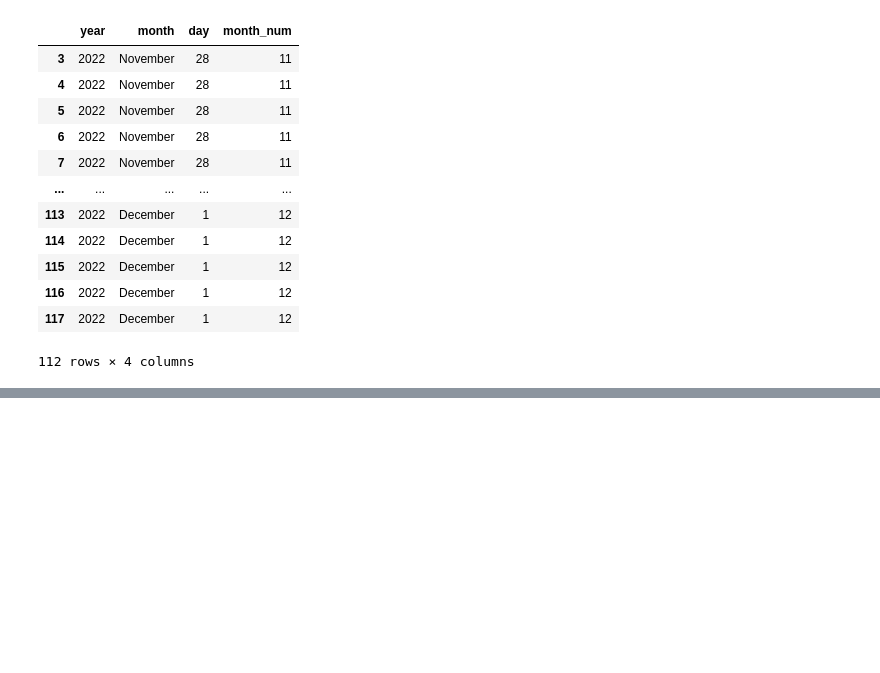
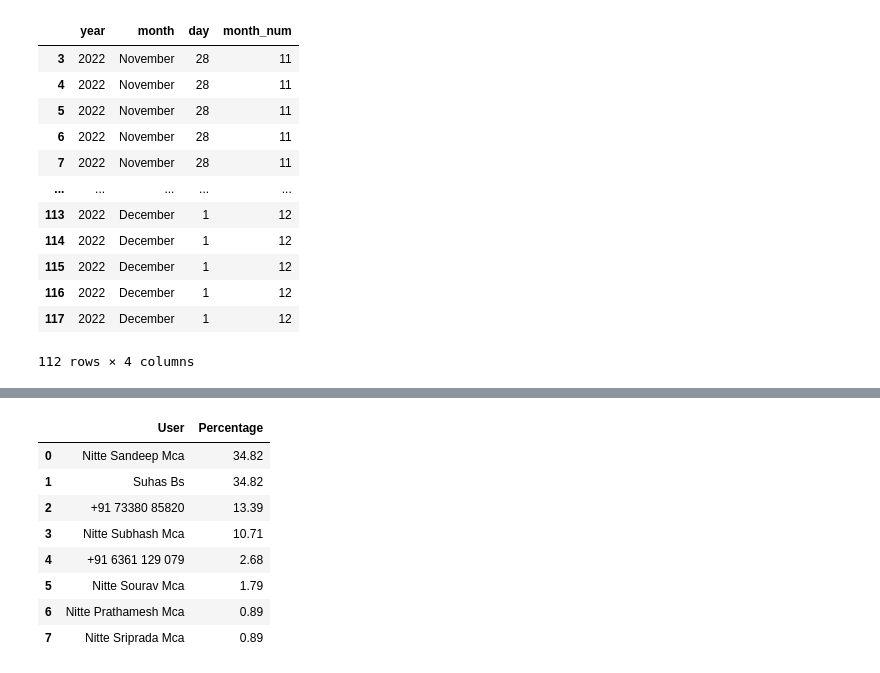
Before and after one commit to souravsuvarna/WhatsApp-Chat-Analyzer-API, a Jupyter notebook: project2.ipynb, the cells around one changed output, grey strips where cells are left out. Cells and saved outputs as stored; diff of their text form; code cells hidden in the pictures; blank space fills up the shorter version.

Commit message:
Percentages chat per user developed

```diff
--- a/project2.ipynb
+++ b/project2.ipynb
@@ -761,0 +763,20 @@ df
+# %%
+#Percentage of chats
+
+df=df5
+
+y=(df['user'].value_counts()/df.shape[0])*100 #Return Percentages with index and users columns as default column names where index has username and user has percentage of respective users
+
+df=y.reset_index().rename(columns = {'index':'User','user':'Percentage'})  # converting y to data frame and renaming the columns
+df.Percentage=df.Percentage.round(2)
+df
+# %% [output]
+|  | User | Percentage |
+| 0 | Nitte Sandeep Mca | 34.82 |
+| 1 | Suhas Bs | 34.82 |
+| 2 | +91 73380 85820 | 13.39 |
+| 3 | Nitte Subhash Mca | 10.71 |
+| 4 | +91 6361 129 079 | 2.68 |
+| 5 | Nitte Sourav Mca | 1.79 |
+| 6 | Nitte Prathamesh Mca | 0.89 |
+| 7 | Nitte Sriprada Mca | 0.89 |
```
Also changed, not shown: parts of 3 cells of this notebook, 4 other files.
